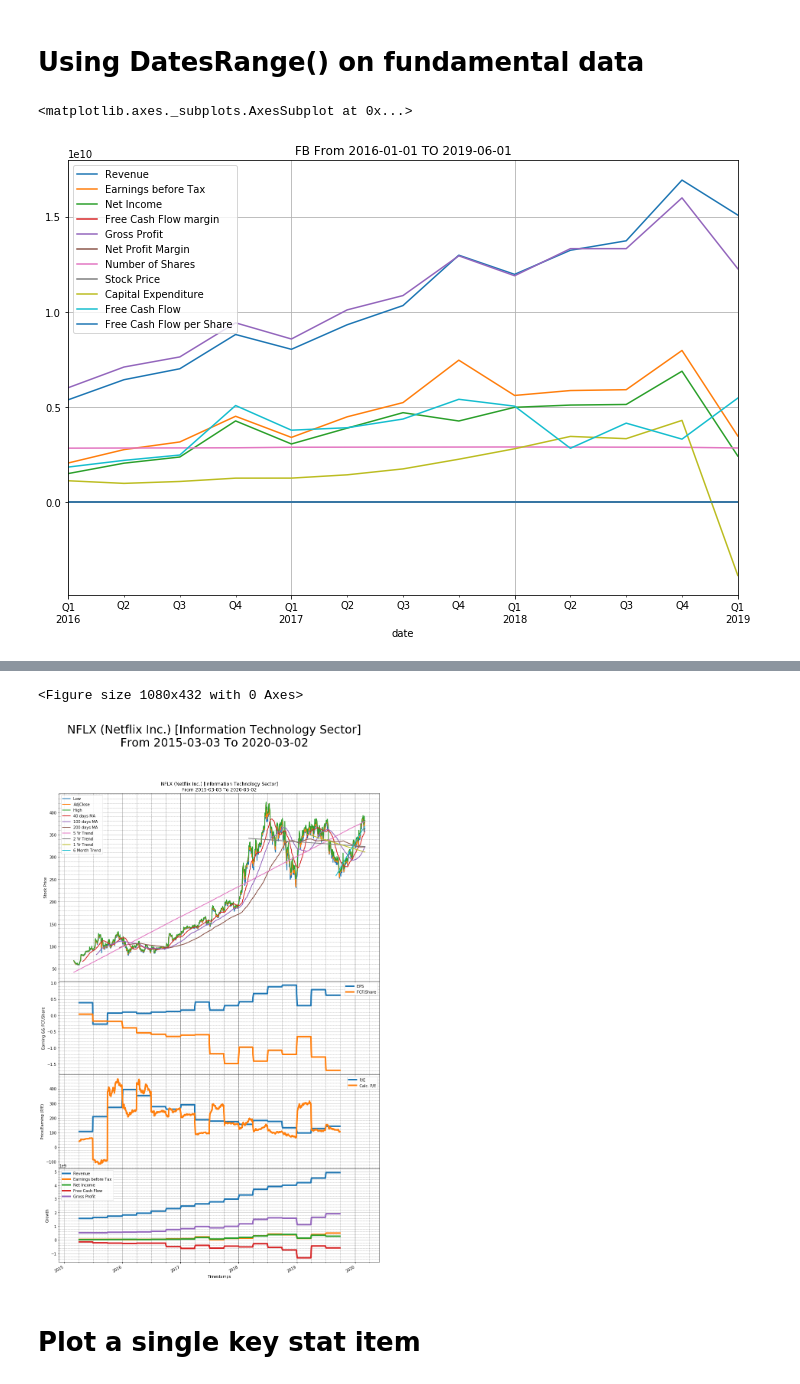
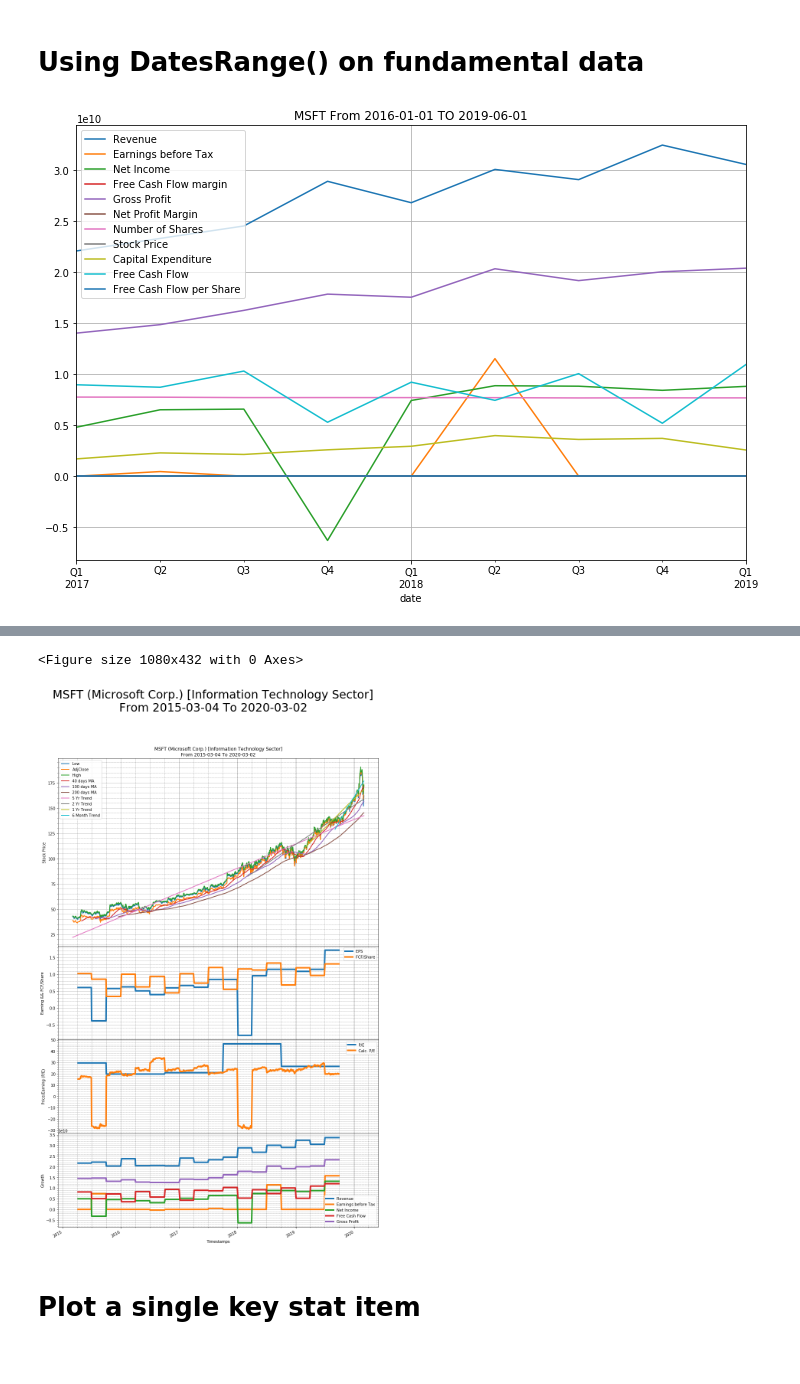
Before and after one commit to sabawi/getstockdata, a Jupyter notebook: test_data.ipynb, the cells around one changed output, grey strips where cells are left out. Cells and saved outputs as stored; diff of their text form; code cells hidden in the pictures.

```diff
--- a/test_data.ipynb
+++ b/test_data.ipynb
@@ -24,19 +24,3 @@ import stockdatalib as sd
 sd.set_data_directory('./data/')
 # %% [markdown]
 # Load Data and plot a stock
-# %%
-# Load S&P Stock list
-stock_count, stock_fields, sp_df = sd.GetSP500_List()
-
-# Set stock symbol
-sd.set_stock('aapl')
-
-stock_info = sd.get_stock_info('aapl')
-# Get stock company information
-company_name = stock_info['name'][0]
-company_sector = stock_info['sector'][0]
-
-# Plot stock basic charts
-price_df = sd.GetStockDataFrame('amzn')
-price_df = sd.DatesRange(price_df, '2017-01-01','2018-08-01')
-linear_trends = sd.plot_basic_charts('amzn',price_df)
@@ -45,0 +30,4 @@ linear_trends = sd.plot_basic_charts('amzn',price_df)
+# %%
+# Set stock symbol
+mystock = 'MSFT'
+sd.set_stock(mystock)
@@ -149,13 +205,12 @@ main_df.plot(y=['Revenue','Earnings before Tax','Net Income','Free Cash Flow','G
 # %% [markdown]
 # Using DatesRange() on fundamental data
 # %%
-sd.DatesRange(main_df, '2016-01-01', '2019-06-01').plot(figsize=(12,8),
+_=sd.DatesRange(main_df, '2016-01-01', '2019-06-01').plot(figsize=(12,8),
                                                                      grid=True,
                                                                      title=sd.get_stock().upper()+' From 2016-01-01 TO 2019-06-01')
 # %% [output]
-<matplotlib.axes._subplots.AxesSubplot at 0x...>
-[figure, old version]
+[figure, new version]
 # %%
 # Plot price chart with trend lines, EPS, and PE ratios
-sd.plot_basic_charts('nflx')
+_=sd.plot_basic_charts('msft')
 # %% [output]
@@ -164,5 +217,5 @@ sd.plot_basic_charts('nflx')
 <Figure size 1080x432 with 0 Axes>
-[figure, old version]
+[figure, new version]
 # %% [markdown]
 # Plot a single key stat item
 # %%
```
Also changed, not shown: parts of 22 cells of this notebook.
